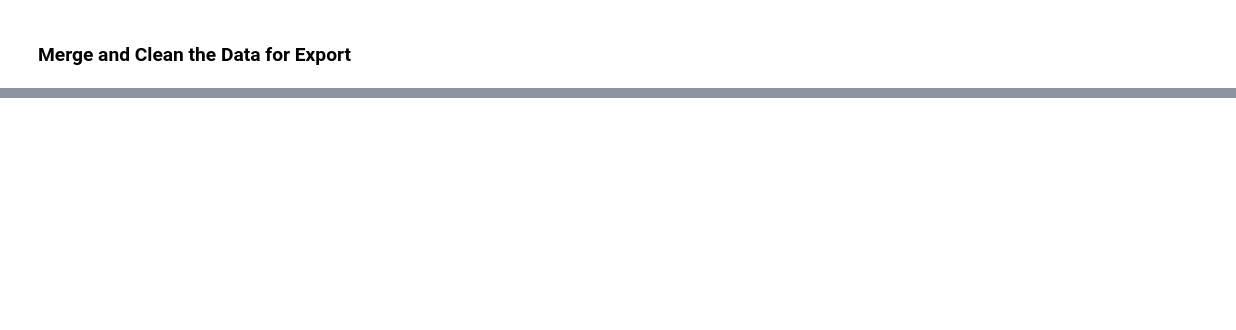
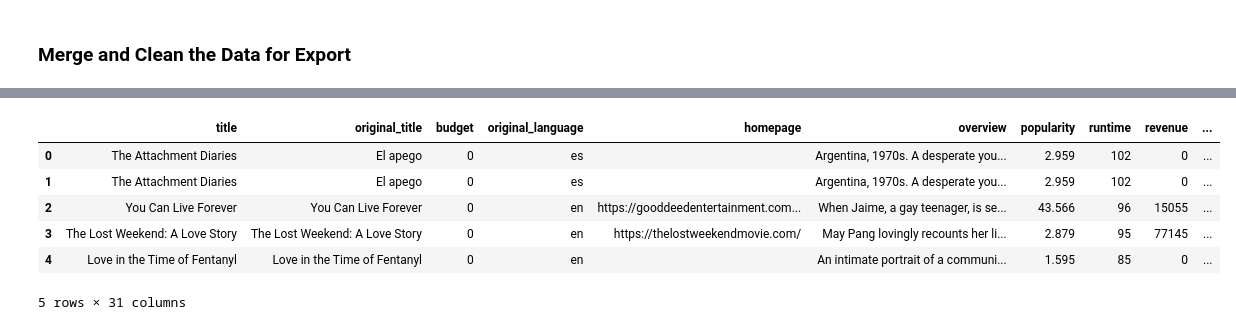
Before and after one commit to knox135/data-sourcing-challenge, a Jupyter notebook: retrieve_movie_data.ipynb, the cells around one changed output, grey strips where cells are left out. Drawn from its saved outputs; the diff is of its cells as text; code cells hidden in the pictures; blank space fills up the shorter version.

```diff
--- a/retrieve_movie_data.ipynb
+++ b/retrieve_movie_data.ipynb
@@ -166,19 +339,30 @@ tmdb_key_string = "&api_key=" + tmdb_api_key
 # %%
 # Remove list brackets and quotation marks on the columns containing lists
 # Create a list of the columns that need fixing
-
+bracket_removal = ['genres', 'keywords']
 
 # Create a list of characters to remove
-
+char_bye_bye = ['[', ']', "'", '"']
 
 # Loop through the list of columns to fix
+for column in bracket_removal:
 
     # Convert the column to type 'str'
-
+    movies_merged_df[column] = movies_merged_df[column].astype(str)
 
     # Loop through characters to remove
-
+    for char in char_bye_bye:
+        movies_merged_df[column] = movies_merged_df[column].str.replace(char, '', regex=False)
 
 # Display the fixed DataFrame
+movies_merged_df.head()
+# %% [output]
+|  | title | original_title | budget | original_language | homepage | overview | popularity | runtime | revenue | ... |
+| 0 | The Attachment Diaries | El apego | 0 | es |  | Argentina, 1970s. A desperate you... | 2.959 | 102 | 0 | ... |
+| 1 | The Attachment Diaries | El apego | 0 | es |  | Argentina, 1970s. A desperate you... | 2.959 | 102 | 0 | ... |
+| 2 | You Can Live Forever | You Can Live Forever | 0 | en | https://gooddeedentertainment.com... | When Jaime, a gay teenager, is se... | 43.566 | 96 | 15055 | ... |
+| 3 | The Lost Weekend: A Love Story | The Lost Weekend: A Love Story | 0 | en | https://thelostweekendmovie.com/ | May Pang lovingly recounts her li... | 2.879 | 95 | 77145 | ... |
+| 4 | Love in the Time of Fentanyl | Love in the Time of Fentanyl | 0 | en |  | An intimate portrait of a communi... | 1.595 | 85 | 0 | ... |
+5 rows × 31 columns
 # %%
 # Drop "byline.person" column
```
Also changed, not shown: parts of 13 cells of this notebook.
